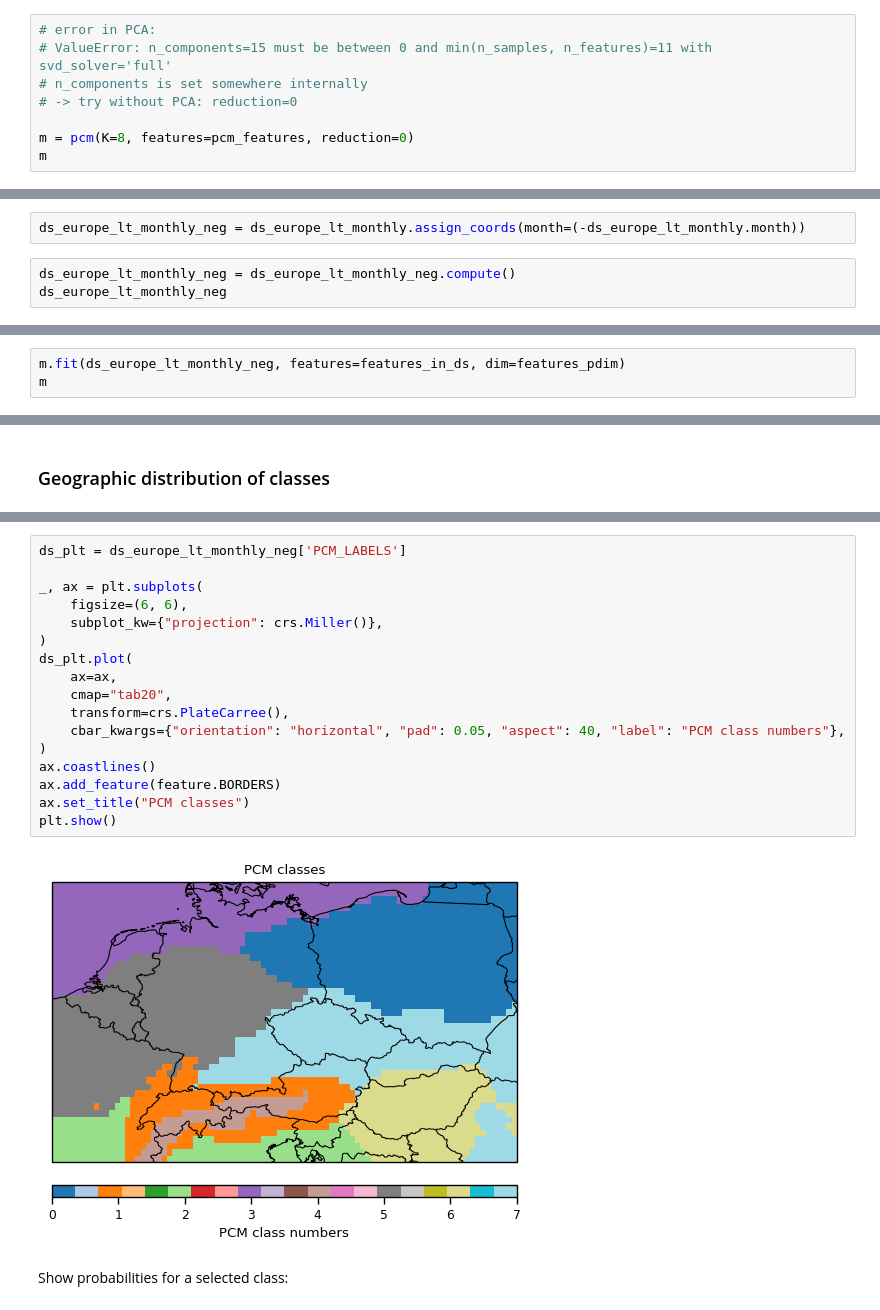
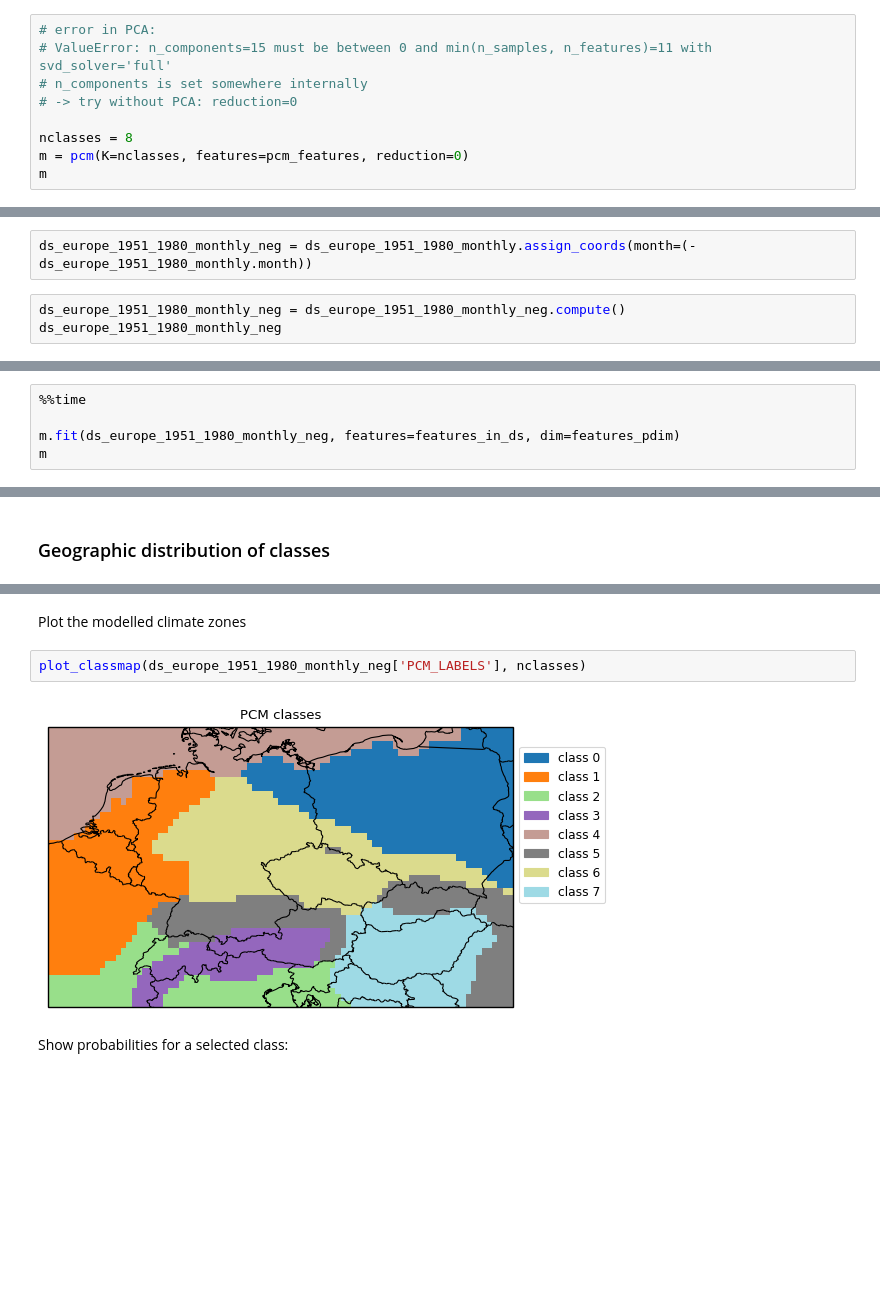
Before and after one commit to bopen/earthdatahub-notebooks, a Jupyter notebook: use-cases/tutorial_era5_climatology_modelling.ipynb, the cells around one changed output, grey strips where cells are left out. Saved outputs shown, nothing was run; the diff lists cells and outputs as text; blank space fills up the shorter version.

```diff
--- a/use-cases/tutorial_era5_climatology_modelling.ipynb
+++ b/use-cases/tutorial_era5_climatology_modelling.ipynb
@@ -517,6 +301,7 @@ We can now instantiate a PCM, say with 8 classes:
 # n_components is set somewhere internally
 # -> try without PCA: reduction=0
 
-m = pcm(K=8, features=pcm_features, reduction=0)
+nclasses = 8
+m = pcm(K=nclasses, features=pcm_features, reduction=0)
 m
 # %% [output]
@@ -554,10 +343,10 @@ features_pdim='month'
 # %% [markdown]
 The values of the profile dimension must be <= 0:
 # %%
-ds_europe_lt_monthly_neg = ds_europe_lt_monthly.assign_coords(month=(-ds_europe_lt_monthly.month))
+ds_europe_1951_1980_monthly_neg = ds_europe_1951_1980_monthly.assign_coords(month=(-ds_europe_1951_1980_monthly.month))
 # %%
-ds_europe_lt_monthly_neg = ds_europe_lt_monthly_neg.compute()
-ds_europe_lt_monthly_neg
+ds_europe_1951_1980_monthly_neg = ds_europe_1951_1980_monthly_neg.compute()
+ds_europe_1951_1980_monthly_neg
 # %% [output]
 <xarray.Dataset>
 Dimensions:    (month: 12, latitude: 41, longitude: 89)
@@ -579,6 +368,8 @@ Data variables:
 # %% [markdown]
 Now we're ready to fit the model on the this dataset:
 # %%
-m.fit(ds_europe_lt_monthly_neg, features=features_in_ds, dim=features_pdim)
+%%time
+
+m.fit(ds_europe_1951_1980_monthly_neg, features=features_in_ds, dim=features_pdim)
 m
 # %% [output]
@@ -654,22 +485,9 @@ which are added to the dataset as the `PCM_POST` variables. The probability of c
+# %% [markdown]
+Plot the modelled climate zones
 # %%
-ds_plt = ds_europe_lt_monthly_neg['PCM_LABELS']
-
-_, ax = plt.subplots(
-    figsize=(6, 6),
-    subplot_kw={"projection": crs.Miller()},
-)
-ds_plt.plot(
-    ax=ax,
-    cmap="tab20",
-    transform=crs.PlateCarree(),
-    cbar_kwargs={"orientation": "horizontal", "pad": 0.05, "aspect": 40, "label": "PCM class numbers"},
-)
-ax.coastlines()
-ax.add_feature(feature.BORDERS)
-ax.set_title("PCM classes")
-plt.show()
+plot_classmap(ds_europe_1951_1980_monthly_neg['PCM_LABELS'], nclasses)
 # %% [output]
-[figure, old version]
+[figure, new version]
 # %% [markdown]
 Show probabilities for a selected class:
 # %%
```
Also changed, not shown: parts of 26 cells of this notebook.
